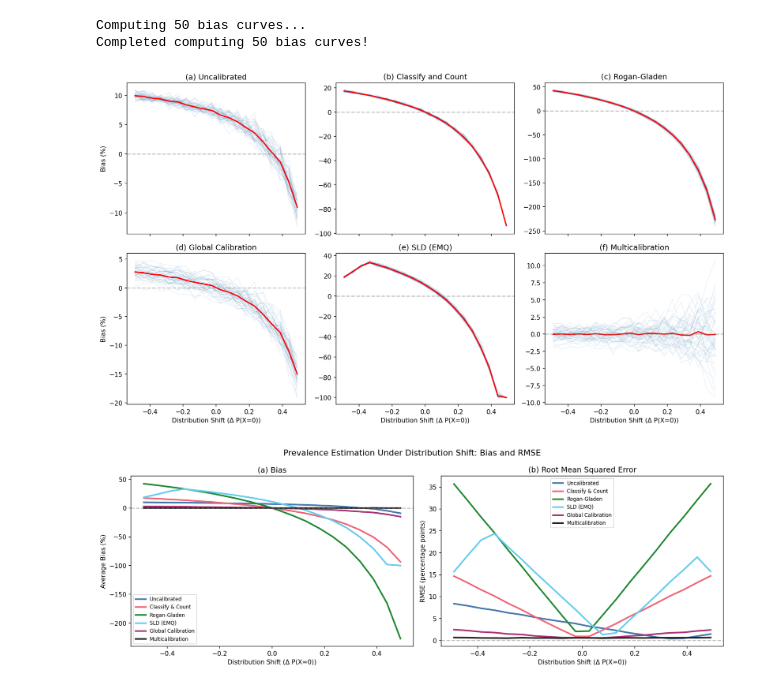
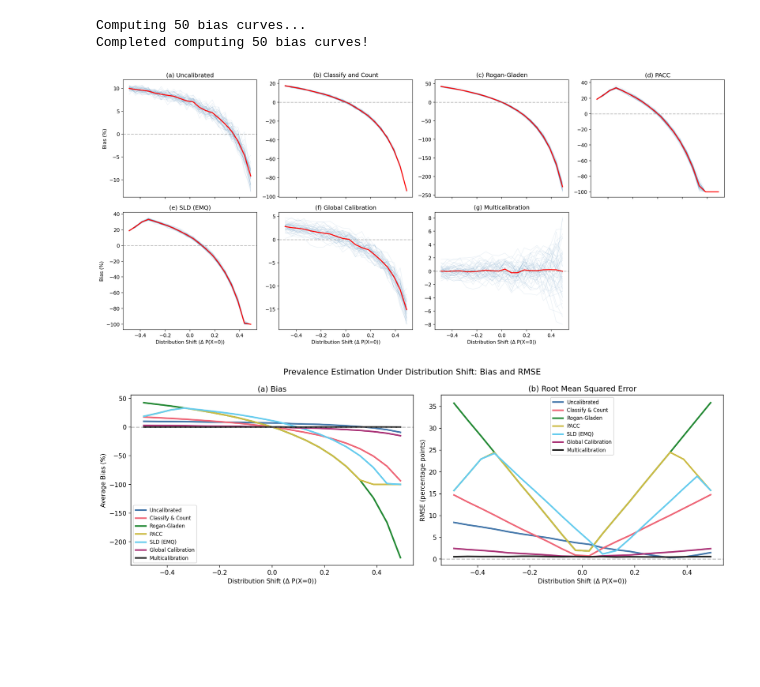
Before and after one commit to facebookresearch/multicalibrated_llm_measurement, a Jupyter notebook: simulation/prevalence_bias_simulation.ipynb, the cells around one changed output. Drawn from its saved outputs; the diff is of its cells as text; code cells hidden in the pictures; blank space fills up the shorter version.

```diff
--- a/simulation/prevalence_bias_simulation.ipynb
+++ b/simulation/prevalence_bias_simulation.ipynb
@@ -468,6 +522,7 @@ def compute_bias_curves_bootstrap(
     all_uncalibrated_curves = []
     all_cc_curves = []
     all_rg_curves = []
+    all_pacc_curves = []
     all_sld_curves = []
     all_calibrated_curves = []
     all_multicalibrated_curves = []
@@ -475,6 +530,7 @@ def compute_bias_curves_bootstrap(
     all_se_uncalibrated = []
     all_se_cc = []
     all_se_rg = []
+    all_se_pacc = []
     all_se_sld = []
     all_se_calibrated = []
     all_se_multicalibrated = []
@@ -484,11 +540,18 @@ def compute_bias_curves_bootstrap(
     for b in range(B):
         calib_data = generate_data(n_calibration, p_x0, p_y_given_x1, bias_b, bias_c)
 
-        iter_rg_tpr = calib_data[calib_data['Y'] == 1]['p_estimated'].mean()
-        iter_rg_fpr = calib_data[calib_data['Y'] == 0]['p_estimated'].mean()
+        iter_cc_threshold = learn_cc_threshold(calib_data)
+
+        # Binary TPR/FPR for Rogan-Gladen
+        iter_rg_tpr = (calib_data[calib_data['Y'] == 1]['p_estimated'] >= iter_cc_threshold).mean()
+        iter_rg_fpr = (calib_data[calib_data['Y'] == 0]['p_estimated'] >= iter_cc_threshold).mean()
+
+        # Continuous score means for PACC
+        iter_pacc_pos_mean = calib_data[calib_data['Y'] == 1]['p_estimated'].mean()
+        iter_pacc_neg_mean = calib_data[calib_data['Y'] == 0]['p_estimated'].mean()
+
         iter_calibration_factor = calib_data['Y'].mean() / calib_data['p_estimated'].mean()
         iter_multicalibration_adjustments = compute_multicalibration_factors(calib_data)
-        iter_cc_threshold = learn_cc_threshold(calib_data)
         iter_source_prevalence = calib_data['Y'].mean()
 
         result = compute_bias_curve(
@@ -501,6 +564,8 @@ def compute_bias_curves_bootstrap(
             rg_tpr=iter_rg_tpr,
             rg_fpr=iter_rg_fpr,
             cc_threshold=iter_cc_threshold,
+            pacc_pos_mean=iter_pacc_pos_mean,
+            pacc_neg_mean=iter_pacc_neg_mean,
             source_prevalence=iter_source_prevalence,
             original_p_x0=original_p_x0,
             shift_range=shift_range,
@@ -513,6 +578,7 @@ def compute_bias_curves_bootstrap(
         all_uncalibrated_curves.append(result["bias_uncalibrated"])
         all_cc_curves.append(result["bias_cc"])
         all_rg_curves.append(result["bias_rg"])
+        all_pacc_curves.append(result["bias_pacc"])
         all_sld_curves.append(result["bias_sld"])
         all_calibrated_curves.append(result["bias_global"])
         all_multicalibrated_curves.append(result["bias_multi"])
@@ -520,6 +586,7 @@ def compute_bias_curves_bootstrap(
         all_se_uncalibrated.append(result["se_uncalibrated"])
         all_se_cc.append(result["se_cc"])
         all_se_rg.append(result["se_rg"])
+        all_se_pacc.append(result["se_pacc"])
         all_se_sld.append(result["se_sld"])
         all_se_calibrated.append(result["se_global"])
         all_se_multicalibrated.append(result["se_multi"])
@@ -527,6 +594,7 @@ def compute_bias_curves_bootstrap(
     all_uncalibrated_curves = np.array(all_uncalibrated_curves)
     all_cc_curves = np.array(all_cc_curves)
     all_rg_curves = np.array(all_rg_curves)
+    all_pacc_curves = np.array(all_pacc_curves)
     all_sld_curves = np.array(all_sld_curves)
     all_calibrated_curves = np.array(all_calibrated_curves)
     all_multicalibrated_curves = np.array(all_multicalibrated_curves)
@@ -534,6 +602,7 @@ def compute_bias_curves_bootstrap(
     all_se_uncalibrated = np.array(all_se_uncalibrated)
     all_se_cc = np.array(all_se_cc)
     all_se_rg = np.array(all_se_rg)
+    all_se_pacc = np.array(all_se_pacc)
     all_se_sld = np.array(all_se_sld)
     all_se_calibrated = np.array(all_se_calibrated)
     all_se_multicalibrated = np.array(all_se_multicalibrated)
@@ -543,12 +612,14 @@ def compute_bias_curves_bootstrap(
         "all_uncalibrated": all_uncalibrated_curves,
         "all_cc": all_cc_curves,
         "all_rg": all_rg_curves,
+        "all_pacc": all_pacc_curves,
         "all_sld": all_sld_curves,
         "all_calibrated": all_calibrated_curves,
         "all_multicalibrated": all_multicalibrated_curves,
         "avg_uncalibrated": np.mean(all_uncalibrated_curves, axis=0),
         "avg_cc": np.mean(all_cc_curves, axis=0),
         "avg_rg": np.mean(all_rg_curves, axis=0),
+        "avg_pacc": np.mean(all_pacc_curves, axis=0),
         "avg_sld": np.mean(all_sld_curves, axis=0),
         "avg_calibrated": np.mean(all_calibrated_curves, axis=0),
         "avg_multicalibrated": np.mean(all_multicalibrated_curves, axis=0),
@@ -556,6 +627,7 @@ def compute_bias_curves_bootstrap(
         "mse_uncalibrated": np.mean(all_se_uncalibrated, axis=0),
         "mse_cc": np.mean(all_se_cc, axis=0),
         "mse_rg": np.mean(all_se_rg, axis=0),
+        "mse_pacc": np.mean(all_se_pacc, axis=0),
         "mse_sld": np.mean(all_se_sld, axis=0),
         "mse_calibrated": np.mean(all_se_calibrated, axis=0),
         "mse_multicalibrated": np.mean(all_se_multicalibrated, axis=0),
@@ -582,37 +654,41 @@ print(f"Completed computing {B} bias curves!")
 Computing 50 bias curves...
 Completed computing 50 bias curves!
 # %%
-# Per-method bias panels (6-panel figure)
-fig, axes = plt.subplots(2, 3, figsize=(14, 8), sharex=True)
+# Per-method bias panels (7-panel figure)
+fig, axes = plt.subplots(2, 4, figsize=(18, 8), sharex=True)
 
 panels = [
     (0, 0, bias_curves_results["all_uncalibrated"], bias_curves_results["avg_uncalibrated"], "(a) Uncalibrated"),
     (0, 1, bias_curves_results["all_cc"], bias_curves_results["avg_cc"], "(b) Classify and Count"),
     (0, 2, bias_curves_results["all_rg"], bias_curves_results["avg_rg"], "(c) Rogan-Gladen"),
-    (1, 0, bias_curves_results["all_calibrated"], bias_curves_results["avg_calibrated"], "(d) Global Calibration"),
-    (1, 1, bias_curves_results["all_sld"], bias_curves_results["avg_sld"], "(e) SLD (EMQ)"),
-    (1, 2, bias_curves_results["all_multicalibrated"], bias_curves_results["avg_multicalibrated"], "(f) Multicalibration"),
+    (0, 3, bias_curves_results["all_pacc"], bias_curves_results["avg_pacc"], "(d) PACC"),
+    (1, 0, bias_curves_results["all_sld"], bias_curves_results["avg_sld"], "(e) SLD (EMQ)"),
+    (1, 1, bias_curves_results["all_calibrated"], bias_curves_results["avg_calibrated"], "(f) Global Calibration"),
+    (1, 2, bias_curves_results["all_multicalibrated"], bias_curves_results["avg_multicalibrated"], "(g) Multicalibration"),
 ]
 
 deltas = bias_curves_results["deltas"]
 
 for row, col, all_curves, avg_curve, title in panels:
     ax = axes[row, col]
     for i in range(all_curves.shape[0]):
         ax.plot(deltas, all_curves[i], color="steelblue", linewidth=0.5, alpha=0.2)
     ax.plot(deltas, avg_curve, color="red", linewidth=2)
     ax.axhline(y=0, color="gray", linestyle="--", alpha=0.5)
     ax.set_title(title)
     if col == 0:
         ax.set_ylabel("Bias (%)")
     if row == 1:
         ax.set_xlabel("Distribution Shift (Δ P(X=0))")
 
+# Hide the empty subplot (bottom-right)
+axes[1, 3].set_visible(False)
+
 plt.tight_layout()
 plt.savefig("../paper/images/figure1_simulation_bias.png", dpi=300, bbox_inches="tight")
 plt.show()
 # %% [output]
-[figure, old version]
+[figure, new version]
 # %%
 import sys
 sys.path.insert(0, "..")
@@ -623,6 +699,7 @@ methods_list = [
     ("Uncalibrated", "avg_uncalibrated", "mse_uncalibrated"),
     ("Classify & Count", "avg_cc", "mse_cc"),
     ("Rogan-Gladen", "avg_rg", "mse_rg"),
+    ("PACC", "avg_pacc", "mse_pacc"),
     ("SLD (EMQ)", "avg_sld", "mse_sld"),
     ("Global Calibration", "avg_calibrated", "mse_calibrated"),
     ("Multicalibration", "avg_multicalibrated", "mse_multicalibrated"),
@@ -656,4 +733,4 @@ fig.tight_layout()
 fig.savefig("../paper/images/figure_multicalibration_comparison.png", dpi=300, bbox_inches="tight")
 plt.show()
 # %% [output]
-[figure, old version]
+[figure, new version]
```
Also changed, not shown: parts of 10 cells of this notebook, 3 other files.
